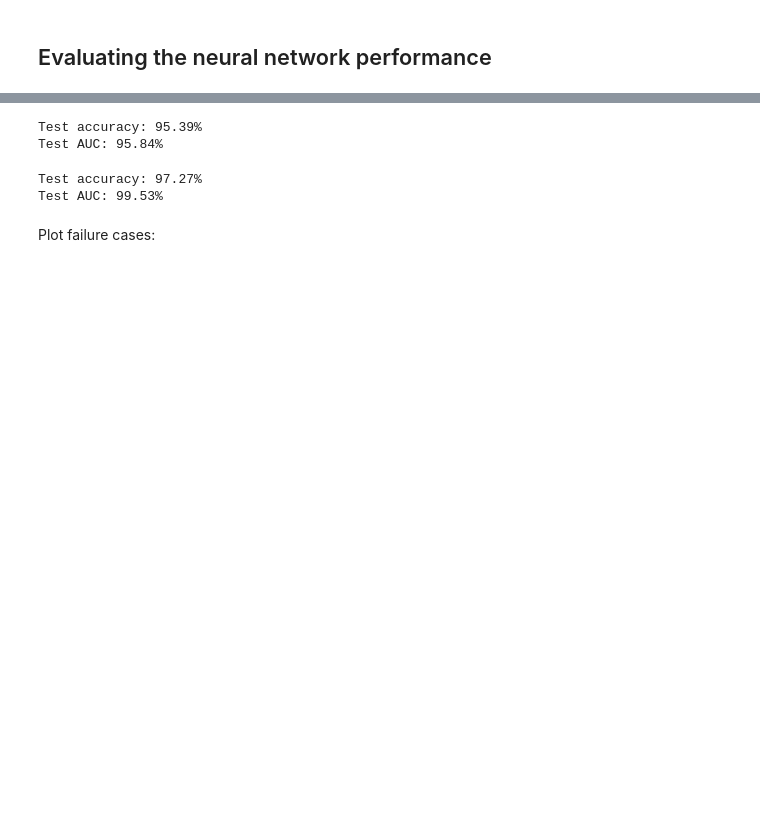
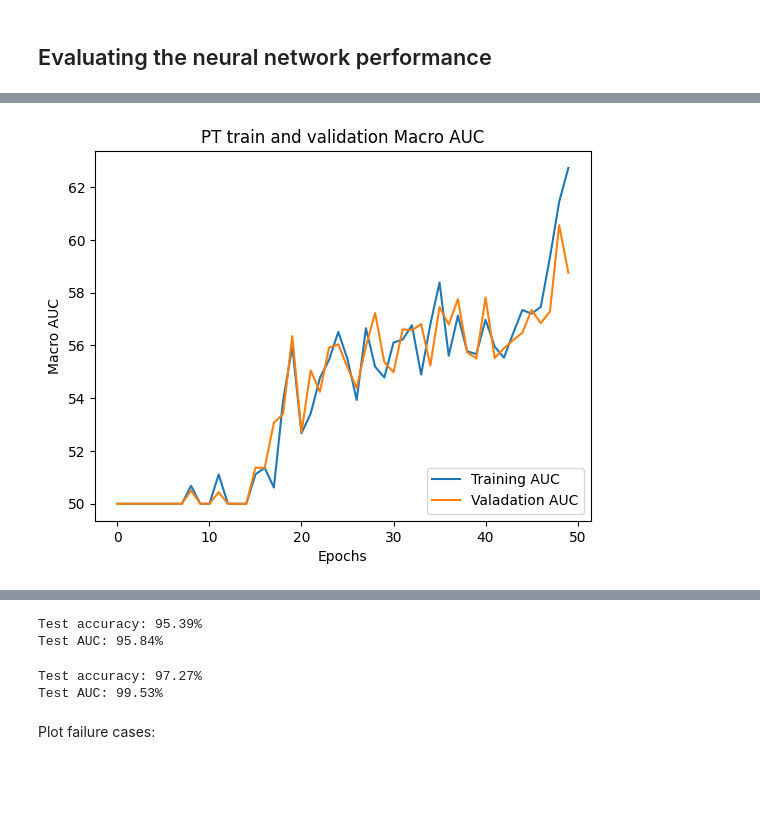
Before and after one commit to FoyerD/ML_A3, a Jupyter notebook: ch11.ipynb, the cells around one changed output, grey strips where cells are left out. Drawn from its saved outputs; the diff is of its cells as text; code cells hidden in the pictures; blank space fills up the shorter version.

```diff
--- a/ch11.ipynb
+++ b/ch11.ipynb
@@ -463,12 +465,12 @@ def compute_mse_acc_auc_PT(nnet, X, y, num_labels=10, minibatch_size=minibatch_s
 
     for i, (features, targets) in enumerate(minibatch_gen):
 
-        probas = nnet(torch.from_numpy(features).type(torch.FloatTensor))
-        probas = probas.detach().numpy()
-        predicted_labels = np.argmax(probas, axis=1)
+        with torch.no_grad():
+            probas = nnet(torch.from_numpy(features).type(torch.FloatTensor))
+        maxes, predicted_labels = torch.max(probas, dim=1)
 
         onehot_targets = int_to_onehot(targets, num_labels=num_labels)
-        loss = np.mean((onehot_targets - probas)**2)
+        loss = torch.mean((torch.from_numpy(onehot_targets) - probas)**2)
         correct_pred += (predicted_labels == targets).sum()
 
         num_examples += targets.shape[0]
@@ -595,19 +597,18 @@ def trainPT(model, X_train, y_train, X_valid, y_valid, num_epochs,
 
         for X_train_mini, y_train_mini in minibatch_gen:
             X_train_mini = torch.from_numpy(X_train_mini).type(torch.FloatTensor)
-            y_train_mini = torch.nn.functional.one_hot(torch.from_numpy(y_train_mini).type(torch.LongTensor)).type(torch.FloatTensor)
-            optimizer.zero_grad()
+            y_train_mini = torch.nn.functional.one_hot(torch.from_numpy(y_train_mini).type(torch.LongTensor), num_classes=10).type(torch.FloatTensor)
 
             y_pred = model(X_train_mini)
             loss = pt_mse(y_pred, y_train_mini)
+            optimizer.zero_grad()
             loss.backward()
             optimizer.step()
-
 
         #### Epoch Logging ####
         train_mse, train_acc, train_auc = compute_mse_acc_auc_PT(model, X_train, y_train)
         valid_mse, valid_acc, valid_auc = compute_mse_acc_auc_PT(model, X_valid, y_valid)
-        train_acc, valid_acc, train_auc = train_acc*100, valid_acc*100, train_auc*100
+        train_acc, valid_acc, train_auc, valid_auc = train_acc*100, valid_acc*100, train_auc*100, valid_auc*100
         epoch_train_acc.append(train_acc)
         epoch_valid_acc.append(valid_acc)
         epoch_loss.append(train_mse)
@@ -630,19 +631,14 @@ model2L = NeuralNetMLP2L(num_features=28*28,
                      num_hidden_h2=500,
                      num_classes=10)
 # %%
-# PyTorch Implementation
-# PyTorch implementations
-from collections import OrderedDict
-import torch.nn as nn
-
-PTmodel = nn.Sequential(OrderedDict([
-    ('dense1', nn.Linear(28*28, 500)),
-    ('act1', nn.Sigmoid()),
-    ('dense2', nn.Linear(500, 500)),
-    ('act2', nn.Sigmoid()),
-    ('output', nn.Linear(500, 10)),
-    ('outact', nn.Sigmoid()),
-]))
+PTmodel = nn.Sequential(
+    nn.Linear(28 * 28, 500),  # First hidden layer
+    nn.Sigmoid(),  # Activation function for the first hidden layer
+    nn.Linear(500, 500),  # Second hidden layer
+    nn.Sigmoid(),  # Activation function for the second hidden layer
+    nn.Linear(500, 10),  # Output layer
+    nn.Sigmoid()  # Activation function for the output layer
+)
 # %%
 np.random.seed(123) # for the training set shuffling
 
@@ -730,14 +742,16 @@ plt.show()
 # %%
 plt.plot(range(len(epoch_train_aucPT)), epoch_train_aucPT,
-         label='Model1L')
+         label='Training AUC')
 plt.plot(range(len(epoch_valid_aucPT)), epoch_valid_aucPT,
-         label='Model2L')
+         label='Valadation AUC')
 plt.ylabel('Macro AUC')
 plt.xlabel('Epochs')
 plt.legend(loc='lower right')
 plt.title("PT train and validation Macro AUC")
-#plt.savefig('figures/11_08.png', dpi=300)
+plt.savefig('plots/PT_AUC.png', dpi=300)
 plt.show()
+# %% [output]
+[figure, added]
 # %%
 plt.plot(range(len(epoch_train_acc1)), epoch_train_acc1,
          label='Training')
```
Also changed, not shown: parts of 13 cells of this notebook, 9 other files.
